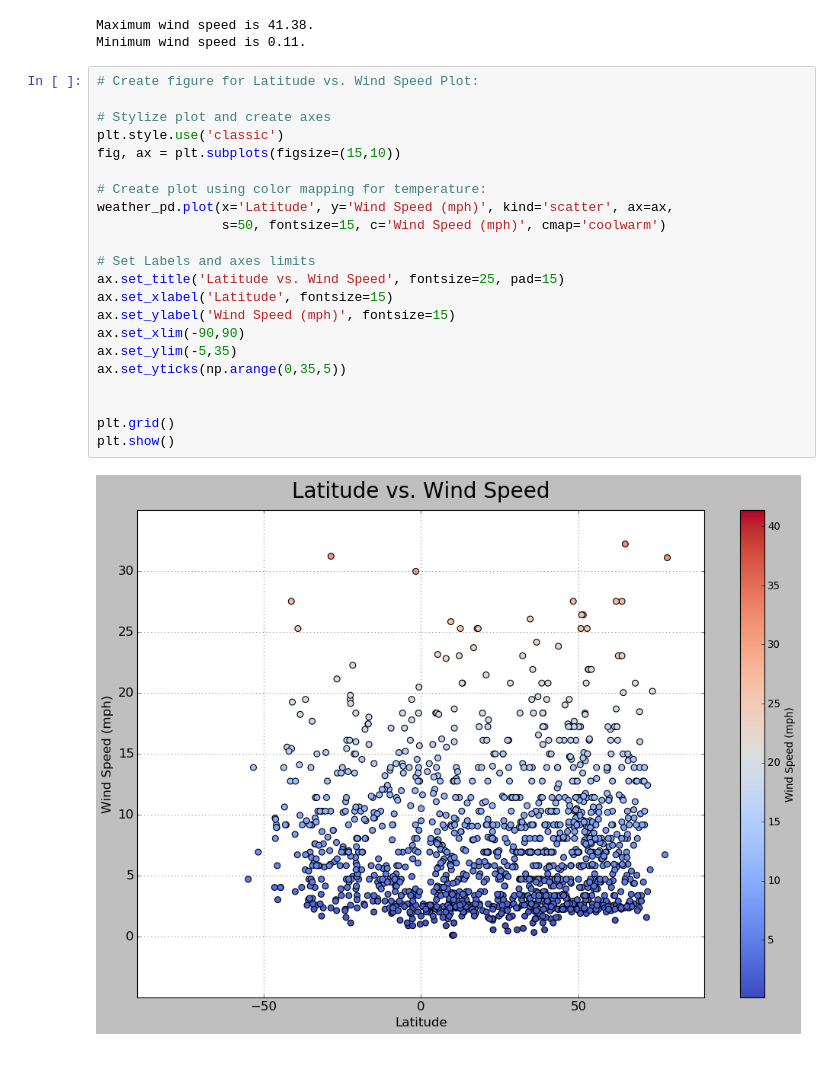
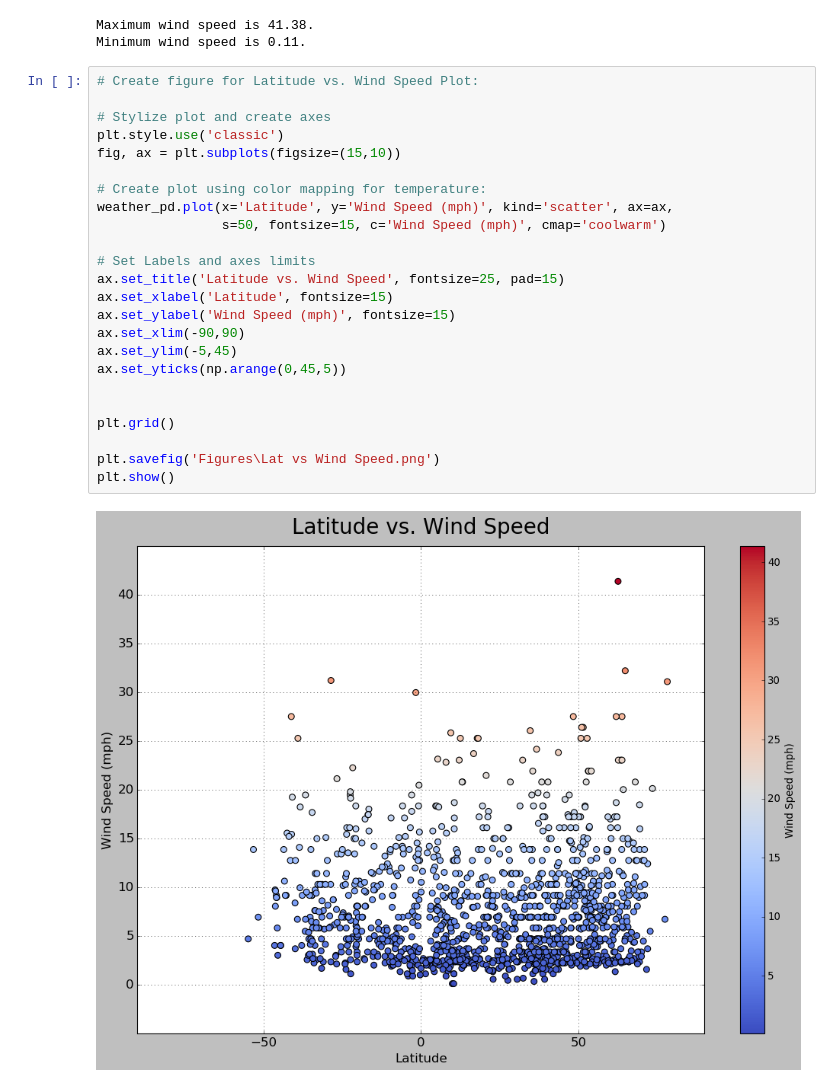
Before and after one commit to mtoriello0725/WeatherPy, a Jupyter notebook: WeatherData_Analysis.ipynb, the cells around one changed output. Saved outputs shown, nothing was run; the diff lists cells and outputs as text.

Commit message:
Updated analysis notebook to save figures

```diff
--- a/WeatherData_Analysis.ipynb
+++ b/WeatherData_Analysis.ipynb
@@ -134,24 +140,26 @@ Minimum wind speed is 0.11.
 # %%
 # Create figure for Latitude vs. Wind Speed Plot:
 
 # Stylize plot and create axes
 plt.style.use('classic')
 fig, ax = plt.subplots(figsize=(15,10))
 
 # Create plot using color mapping for temperature:
 weather_pd.plot(x='Latitude', y='Wind Speed (mph)', kind='scatter', ax=ax,
                 s=50, fontsize=15, c='Wind Speed (mph)', cmap='coolwarm')
 
 # Set Labels and axes limits
 ax.set_title('Latitude vs. Wind Speed', fontsize=25, pad=15)
 ax.set_xlabel('Latitude', fontsize=15)
 ax.set_ylabel('Wind Speed (mph)', fontsize=15)
 ax.set_xlim(-90,90)
-ax.set_ylim(-5,35)
-ax.set_yticks(np.arange(0,35,5))
+ax.set_ylim(-5,45)
+ax.set_yticks(np.arange(0,45,5))
 
 
 plt.grid()
+
+plt.savefig('Figures\Lat vs Wind Speed.png')
 plt.show()
 # %% [output]
-[figure, old version]
+[figure, new version]
```
Also changed, not shown: parts of 3 cells of this notebook.
